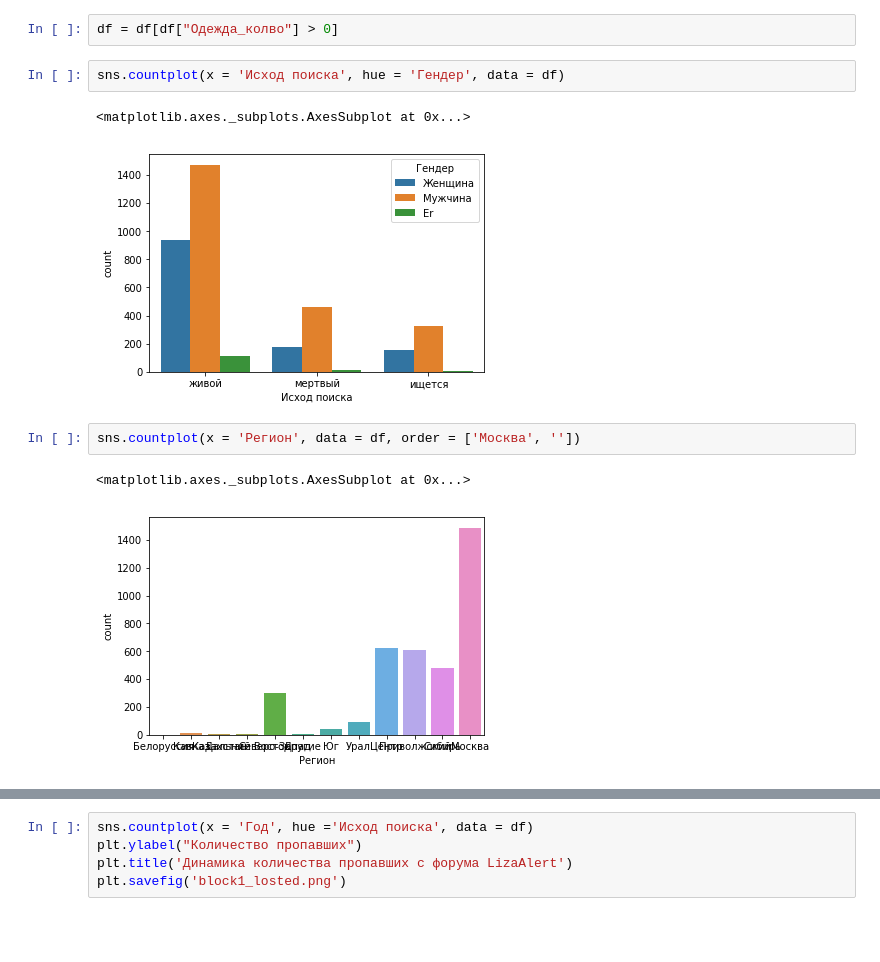
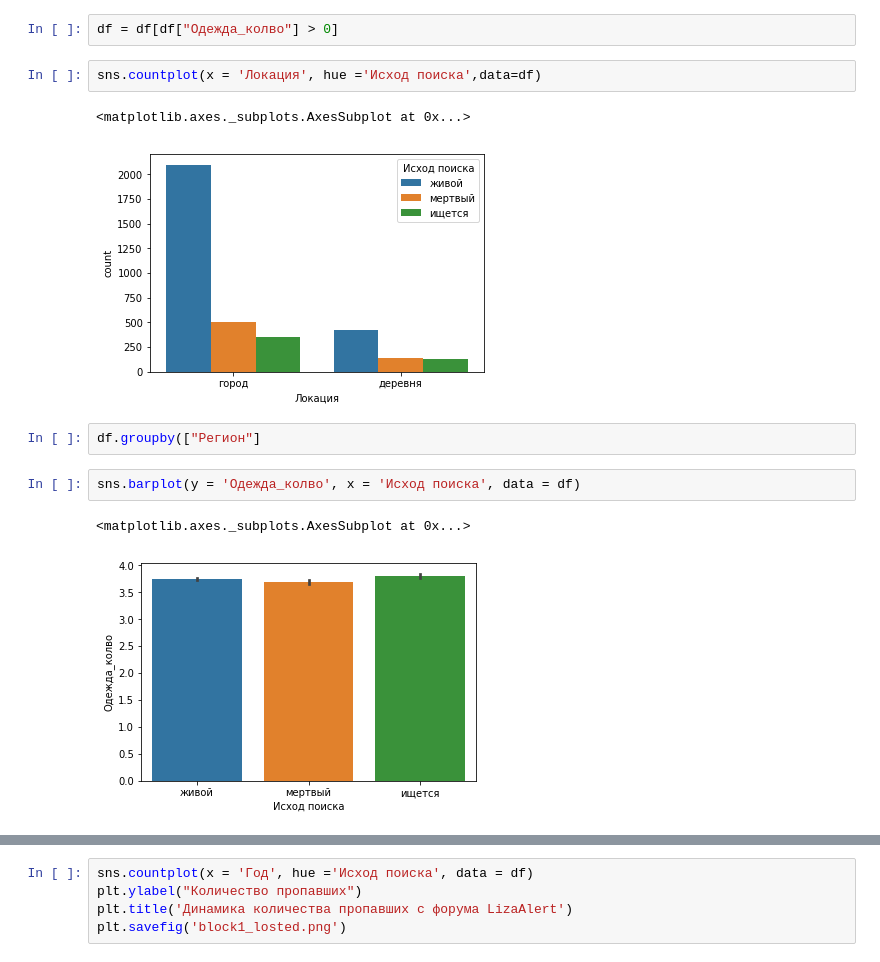
Before and after one commit to babkengithub/Liza-Alert, a Jupyter notebook: Graphix-Kolay.ipynb, the cells around one changed output, grey strips where cells are left out. Saved outputs shown, nothing was run; the diff lists cells and outputs as text; blank space fills up the shorter version.

```diff
--- a/Graphix-Kolay.ipynb
+++ b/Graphix-Kolay.ipynb
@@ -32,12 +70,14 @@ df = df.rename(columns={'Состояние': 'Исход поиска', 'Реп
 # %%
 df = df[df["Одежда_колво"] > 0]
 # %%
-sns.countplot(x = 'Исход поиска', hue = 'Гендер', data = df)
+sns.countplot(x = 'Локация', hue ='Исход поиска',data=df)
 # %% [output]
 <matplotlib.axes._subplots.AxesSubplot at 0x...>
-[figure, old version]
+[figure, new version]
+# %%
+df.groupby(["Регион"]
 # %%
-sns.countplot(x = 'Регион', data = df, order = ['Москва', ''])
+sns.barplot(y = 'Одежда_колво', x = 'Исход поиска', data = df)
 # %% [output]
 <matplotlib.axes._subplots.AxesSubplot at 0x...>
-[figure, old version]
+[figure, new version]
```
Also changed, not shown: parts of 13 cells of this notebook.
